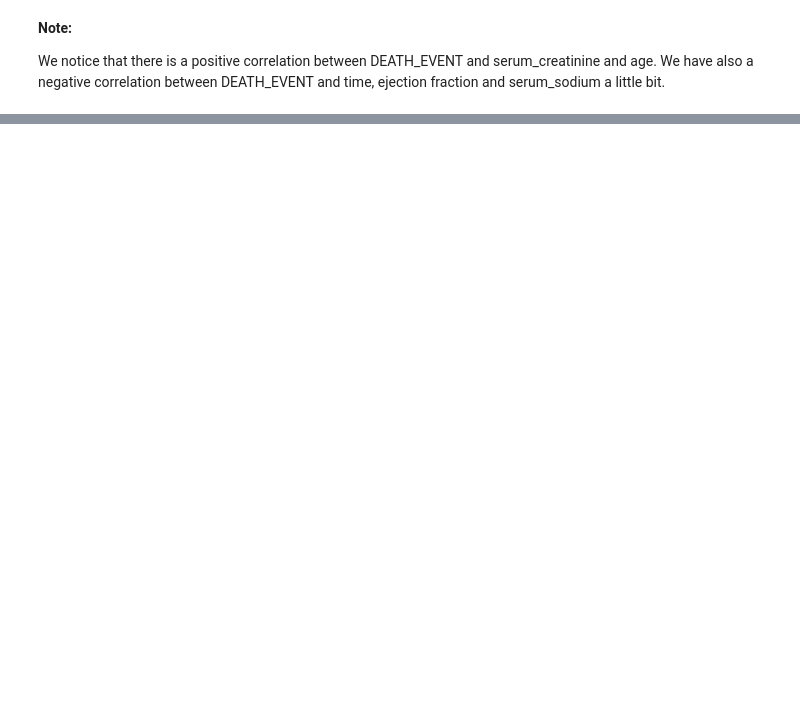
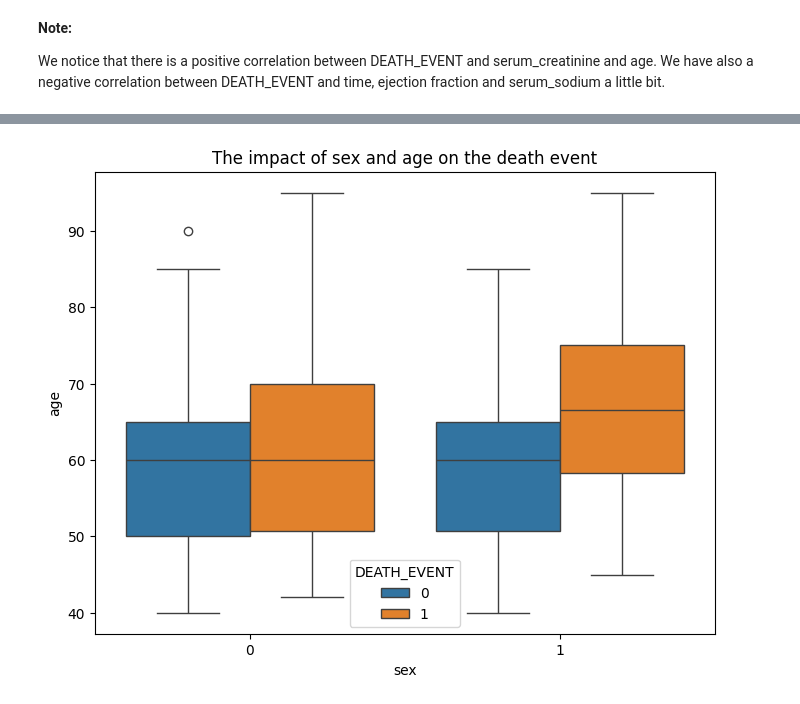
Before and after one commit to adi-kgp/analytics-projects, a Jupyter notebook: heart-failure-prediction/heart-failure-prediction-ml.ipynb, the cells around one changed output, grey strips where cells are left out. Cells and saved outputs as stored; diff of their text form; code cells hidden in the pictures; blank space fills up the shorter version.

```diff
--- a/heart-failure-prediction/heart-failure-prediction-ml.ipynb
+++ b/heart-failure-prediction/heart-failure-prediction-ml.ipynb
@@ -186,0 +212,7 @@ We notice that there is a positive correlation between DEATH_EVENT and serum_cre
+# %%
+plt.figure(figsize=(8,6))
+sns.boxplot(data=data, x="sex", y="age", hue="DEATH_EVENT")
+plt.title("The impact of sex and age on the death event")
+plt.show()
+# %% [output]
+[figure, added]
```
Also changed, not shown: parts of 34 cells of this notebook.
